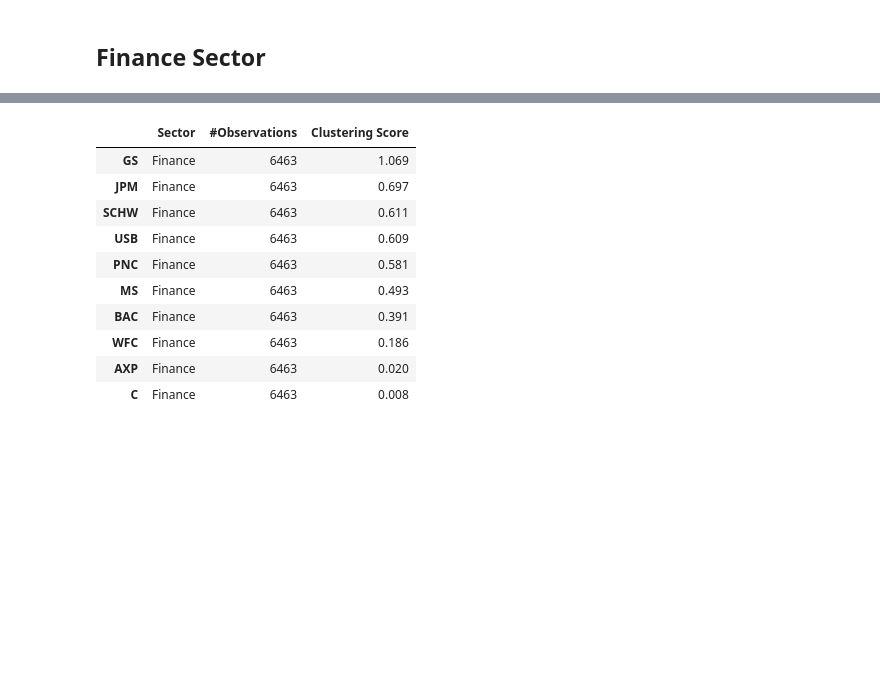
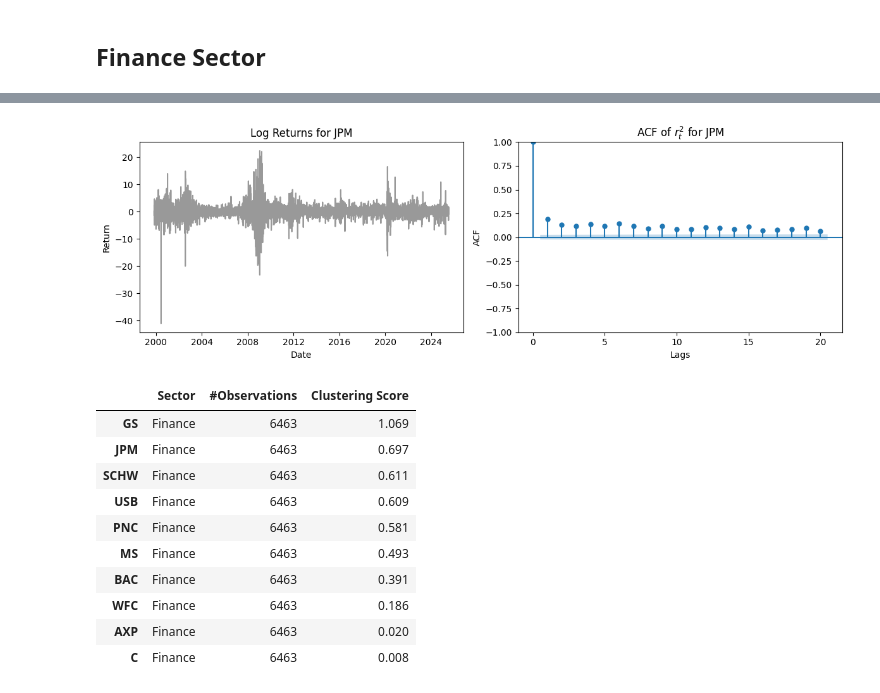
Before and after one commit to sushmita212/Stock_Volatility_Forecasting, a Jupyter notebook: preliminary_tests.ipynb, the cells around one changed output, grey strips where cells are left out. Saved outputs shown, nothing was run; the diff lists cells and outputs as text; code cells hidden in the pictures; blank space fills up the shorter version.

```diff
--- a/preliminary_tests.ipynb
+++ b/preliminary_tests.ipynb
@@ -135,3 +140,8 @@ def clustering(df_dict, sector):
+# %%
+JPM_ct = clusteringTest(df_finance['JPM']['returns'],'JPM')
+JPM_ct.plotACF()
+# %% [output]
+[figure, added]
 # %%
 finance_clustering_dict = clustering(df_finance,'Finance')
 # %%
```
Also changed, not shown: parts of 8 cells of this notebook, 1 other file.
